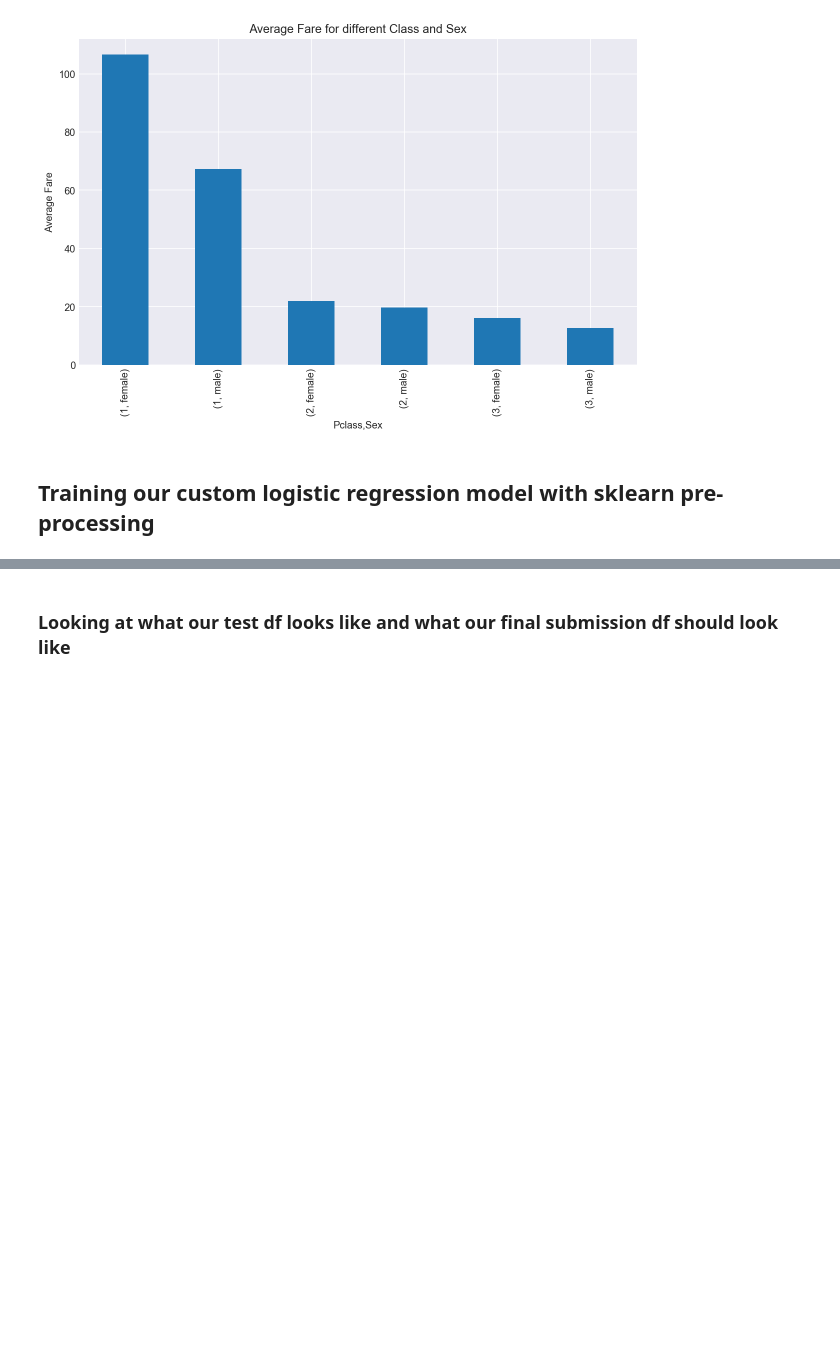
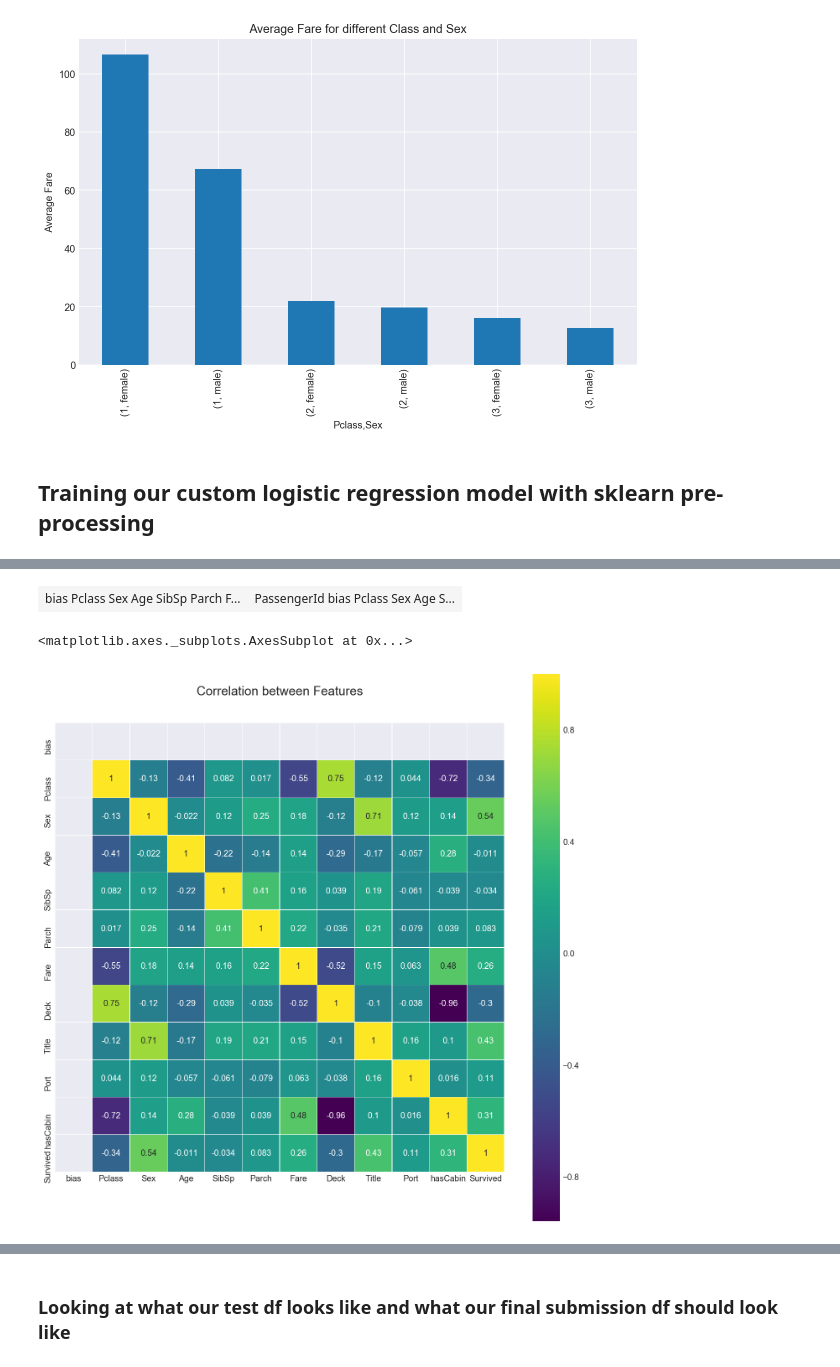
Before and after one commit to SamSamhuns/kaggle_competition_titanic, a Jupyter notebook: titanic_survival_logistic_regr.ipynb, the cells around one changed output, grey strips where cells are left out. Saved outputs shown, nothing was run; the diff lists cells and outputs as text; code cells hidden in the pictures; blank space fills up the shorter version.

```diff
--- a/titanic_survival_logistic_regr.ipynb
+++ b/titanic_survival_logistic_regr.ipynb
@@ -309,0 +244,76 @@ multi_table([train_numerical.head(), test_numerical.head()])
+# %%
+# Replace the NaN age values with random values 1 std deviation of the mean
+complete_dataset['Age'] = complete_dataset.groupby(['Pclass', 'Sex']).Age.transform(
+    lambda col: col.replace(np.nan, np.random.randint(col.mean()-col.std(), col.mean()+col.std())))
+# For the one missing fare value, use the median instead of the mean # NOTE: Might not be the best way to handle this missing value for Fare
+complete_dataset['Fare'] = complete_dataset.groupby(['Pclass', 'Sex']).Fare.transform(
+    lambda col: col.replace(np.nan, np.random.randint(col.median()-col.std(), col.median()+col.std())))
+
+# Assigning the train and test datasets from the complete_dataset separately
+train = pd.concat( objs=[complete_dataset.iloc[:train.shape[0]][:], train["Survived"]], axis=1 )
+test = complete_dataset.iloc[train.shape[0]:][:]
+
+def prepare_for_regr(df, test_set=False, add_bias=True):
+    '''For train and test dataset
+    IMPORTANT: the train'''
+    df = pd.DataFrame(df)
+
+    df["Cabin"] = df["Cabin"].fillna("X")
+    df["Deck"] = df["Cabin"].apply(lambda x: str(x)[0])                              # Assign first letter of Cabin for the Deck name i.e. for D120, assign D
+    df["Deck"] = df["Deck"].map(\
+        {'A':0, 'B':1, 'C':2, 'D':3, 'E':4, 'F':5, 'G':6, 'T':7, 'X':8}).astype(int) # Convert Deck to numerical variables
+
+    df["Title"] = df.Name.str.extract(' ([A-Za-z]+)\.', expand=False)                # Select the Titles from the names using regular expression
+#     print("Different Titles and their Counts \n", pd.DataFrame(df["Title"].value_counts() ), end='\n\n')
+    df["Title"] = df["Title"].replace("Ms", "Miss")
+    df["Title"] = df["Title"].replace("Mme", "Miss")
+    df["Title"] = df["Title"].replace("Mlle", "Miss")
+    df["Title"] = df["Title"].replace( \
+        ["Dr", "Rev", "Col", "Major", "Sir", "Lady", "Capt", "Don", "Jonkheer", "Dona", "Countess"], "Special")
+
+    df["Title"] = df["Title"].map({"Mr":0, "Mrs":1, "Master":2, "Miss":3, "Special":4}).astype(int) # Convert titles to numerical variables
+#     print("Titles and their counts after combining the similar and rare ones\n", pd.DataFrame(df["Title"].value_counts()), pd.DataFrame(df['Deck'].value_counts()))
+
+    # Convert categorical variables to discrete variables
+    df["Sex"] = df["Sex"].map({'male':0, 'female':1}).astype(int)
+    df["Port"] = df["Embarked"].map({'S':0, 'C':1, 'Q':2}).astype(int)
+    df["hasCabin"] = df["Cabin"].apply(lambda x: 0 if x=="X" else 1 ).astype(int)
+
+    if add_bias: # The x0 term
+        bias = pd.DataFrame(df['Age']*0==0).astype(int).rename(columns={'Age':'bias'}) # The x0 parameter is always 1
+        df = pd.concat(objs=[bias, df], axis=1)
+
+    # Drop columns that will not be used
+    df.drop(columns=['Embarked', 'Name', 'Ticket', 'Cabin'], axis=1, inplace=True)
+
+    df = df.reset_index()
+    if test_set==False:
+        df.drop(columns=['PassengerId'], inplace=True)
+        df_Survived = df.pop('Survived')
+        df = pd.concat(objs=[df, df_Survived], axis=1)
+
+    # Normalize the Fare and Age columns
+    df['Fare'] = (df['Fare'] - df['Fare'].mean()) / df['Fare'].std()
+    df['Age'] = (df['Age'] - df['Age'].mean()) / df['Age'].std()
+
+    return pd.DataFrame(df)
+
+test_numerical = prepare_for_regr(test, test_set=True)
+train_numerical = prepare_for_regr(train)
+multi_table([train_numerical.head(), test_numerical.head()])
+# %% [output]
+| bias Pclass Sex Age SibSp Parch F... | PassengerId bias Pclass Sex Age S... |
+# %%
+colormap = plt.cm.viridis
+plt.figure(figsize=(12,12))
+plt.title('Correlation between Features', y=1.05, size = 15)
+sns.heatmap((train_numerical).corr(),
+            linewidths=0.1,
+            vmax=1.0,
+            square=True,
+            cmap=colormap,
+            linecolor='white',
+            annot=True)
+# %% [output]
+<matplotlib.axes._subplots.AxesSubplot at 0x...>
+[figure, added]
```
Also changed, not shown: parts of 22 cells of this notebook, 3 other files.
